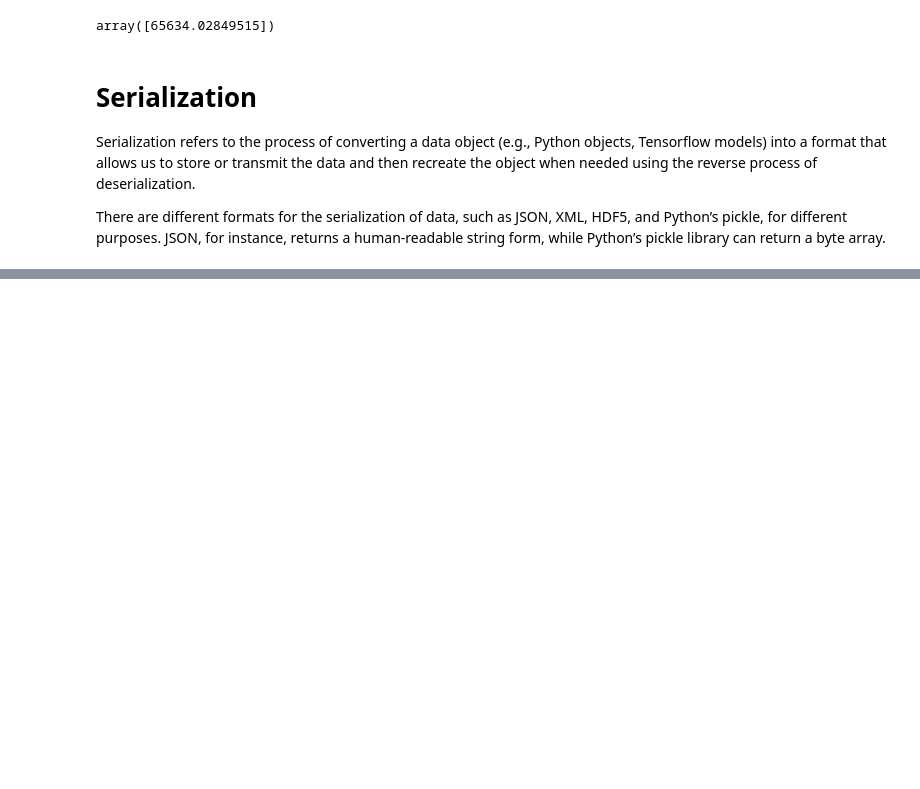
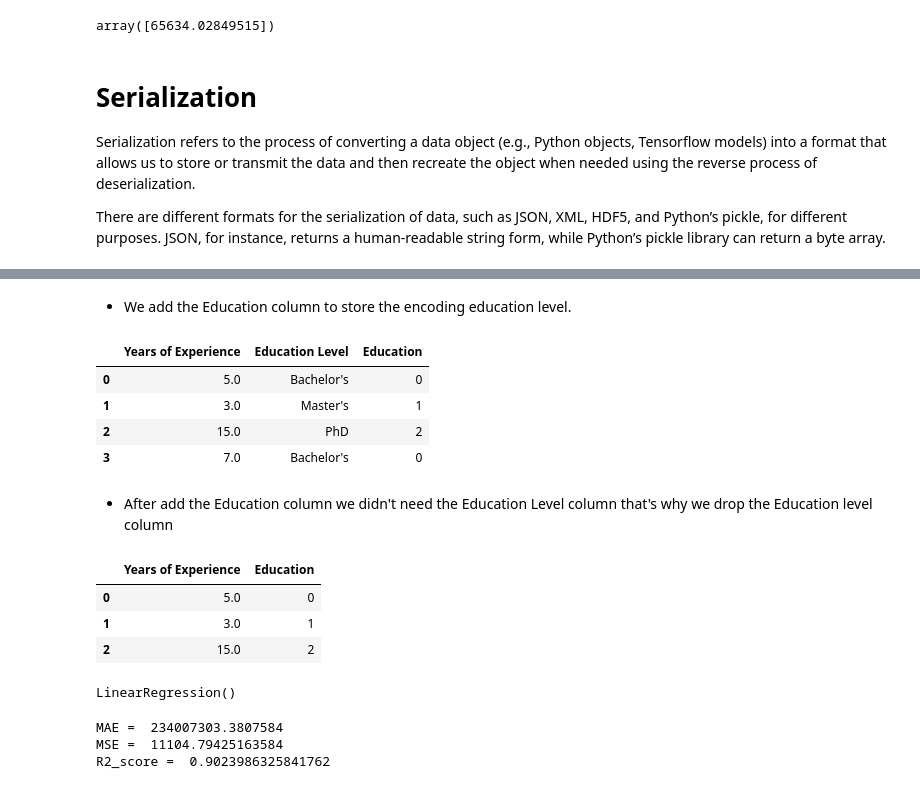
Before and after one commit to ashmi721/Data_Science_Class, a Jupyter notebook: Machine Learning/Supervised/Regression/Salary_prediction_using_simple_linear_Regression_DS600_D24.ipynb, the cells around one changed output, grey strips where cells are left out. Saved outputs shown, nothing was run; the diff lists cells and outputs as text; code cells hidden in the pictures; blank space fills up the shorter version.

```diff
--- a/Machine Learning/Supervised/Regression/Salary_prediction_using_simple_linear_Regression_DS600_D24.ipynb
+++ b/Machine Learning/Supervised/Regression/Salary_prediction_using_simple_linear_Regression_DS600_D24.ipynb
@@ -368,0 +393,3 @@ with open('model.pickle','wb') as file:
+# %%
+X= df.loc[:,['Years of Experience','Education Level']]
+y = df.Salary
@@ -368,0 +412,5 @@ with open('model.pickle','wb') as file:
+# %%
+from sklearn.preprocessing import LabelEncoder
+encoder = LabelEncoder()
+# %%
+encoder.fit_transform(df['Education Level'])
@@ -368,0 +435,14 @@ with open('model.pickle','wb') as file:
+# %% [markdown]
+* We add the Education column to store the encoding education level.
+# %%
+X['Education'] = encoder.fit_transform(df['Education Level'])
+# %%
+X.head(4)
+# %% [output]
+|  | Years of Experience | Education Level | Education |
+| 0 | 5.0 | Bachelor's | 0 |
+| 1 | 3.0 | Master's | 1 |
+| 2 | 15.0 | PhD | 2 |
+| 3 | 7.0 | Bachelor's | 0 |
+# %% [markdown]
+* After add the Education column we didn't need the Education Level column that's why we drop the Education level column
@@ -368,0 +451,7 @@ with open('model.pickle','wb') as file:
+# %%
+X.head(3)
+# %% [output]
+|  | Years of Experience | Education |
+| 0 | 5.0 | 0 |
+| 1 | 3.0 | 1 |
+| 2 | 15.0 | 2 |
@@ -368,0 +461,6 @@ with open('model.pickle','wb') as file:
+# %%
+from sklearn.linear_model import LinearRegression
+model = LinearRegression()
+model.fit(X_train,y_train)
+# %% [output]
+LinearRegression()
@@ -368,0 +469,12 @@ with open('model.pickle','wb') as file:
+# %%
+from sklearn.metrics import mean_squared_error,mean_absolute_error,r2_score
+mse = mean_squared_error(y_true=y_test, y_pred = y_pred)
+mae = mean_absolute_error(y_true=y_test, y_pred = y_pred)
+r2 = r2_score(y_true=y_test, y_pred = y_pred)
+print("MAE = ",mse)
+print("MSE = ",mae)
+print("R2_score = ",r2)
+# %% [output]
+MAE =  234007303.3807584
+MSE =  11104.79425163584
+R2_score =  0.9023986325841762
```
Also changed, not shown: parts of 13 cells of this notebook, 1 other file.
